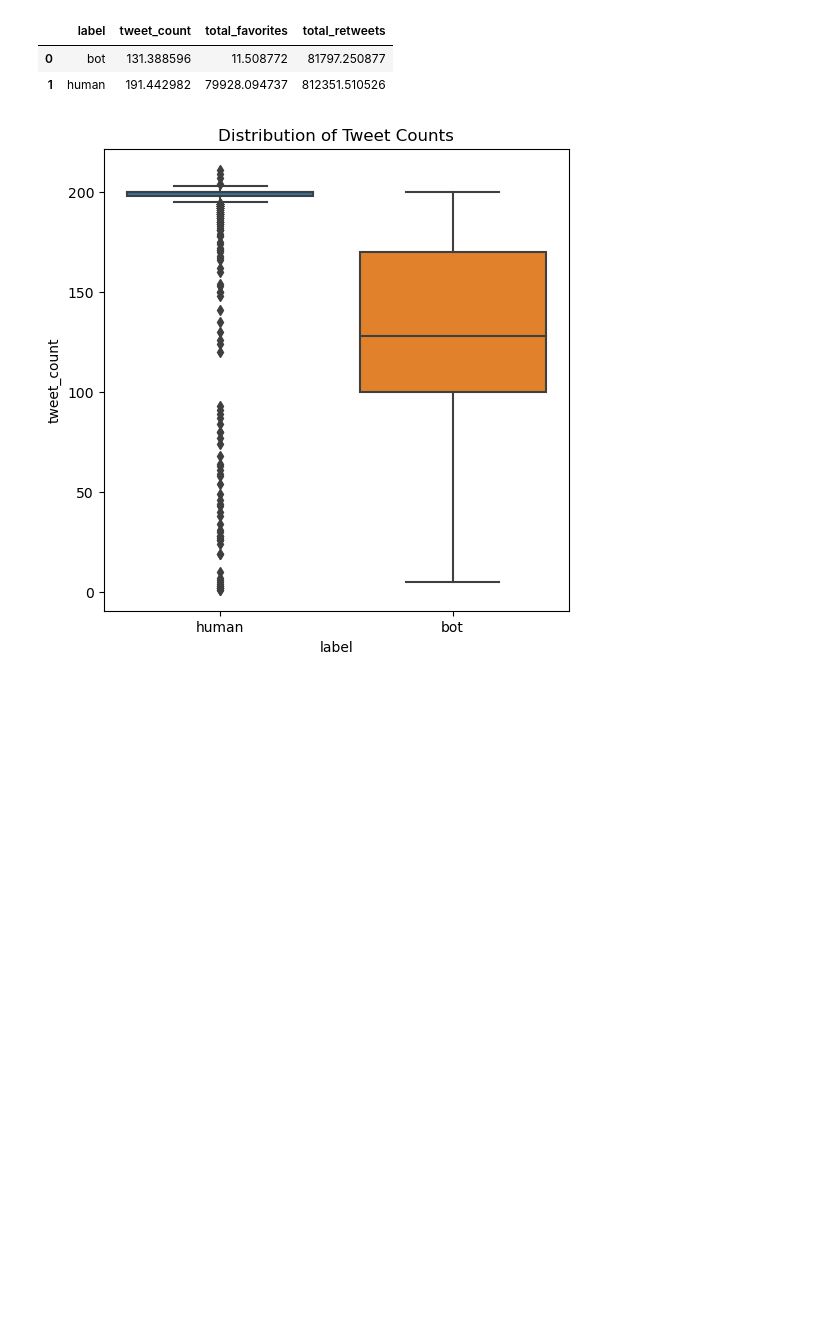
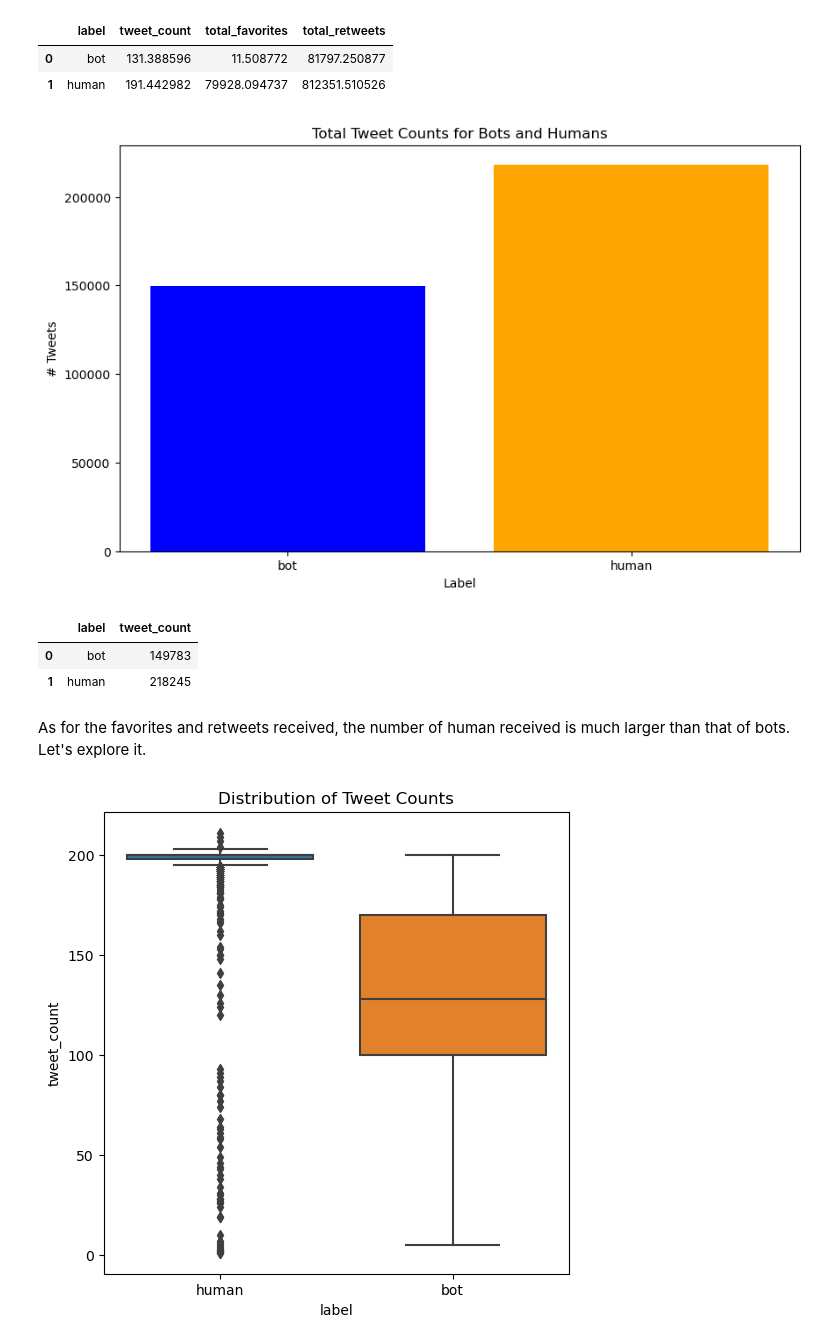
Before and after one commit to JiayingFang01/AI_powered_bots_on_social_media, a Jupyter notebook: DataAnalysis_Fiona.ipynb, the cells around one changed output. Drawn from its saved outputs; the diff is of its cells as text; code cells hidden in the pictures; blank space fills up the shorter version.

```diff
--- a/DataAnalysis_Fiona.ipynb
+++ b/DataAnalysis_Fiona.ipynb
@@ -26,6 +34,6 @@ from googletrans import Translator, LANGUAGES
 # %%
 # Import the dataset
-data_path = '/Users/jiaying/Desktop/6506 DSPP/Data Assignment #1/Raw data/fox8_23_dataset.ndjson'
+data_path = '/Users/jiaying/Documents/DA_DSPP/Raw data/fox8_23_dataset.ndjson'
 data = pd.read_json(data_path, lines=True)
 # %% [markdown]
 The data includes information on 2280 Twitter accounts -- half of which belonged to humans and half to the bot network.
@@ -55,22 +63,22 @@ data.tail(5)
 ### Extracts the text from each tweet within the user_tweets list for further translation
 # %%
 # Function to extract text from tweet objects
-def extract_text(tweet):
-    try:
-        return tweet['text']
-    except KeyError:
-        return ""
+# def extract_text(tweet):
+#    try:
+#        return tweet['text']
+#    except KeyError:
+#        return ""
 
 # Extract text from tweets
-data['tweet_text'] = data['user_tweets'].apply(lambda tweets: [extract_text(tweet) for tweet in tweets])
+# data['tweet_text'] = data['user_tweets'].apply(lambda tweets: [extract_text(tweet) for tweet in tweets])
 
 # Flatten the list of tweet texts
-all_tweets = [text for sublist in data['tweet_text'] for text in sublist]
+# all_tweets = [text for sublist in data['tweet_text'] for text in sublist]
 
 # Create a DataFrame with tweet texts
-tweet_df = pd.DataFrame({'tweet_text': all_tweets})
+# tweet_df = pd.DataFrame({'tweet_text': all_tweets})
 
 # Save the DataFrame to a CSV file
-tweet_df.to_csv('tweet_texts.csv', index=False)
+# tweet_df.to_csv('tweet_texts.csv', index=False)
 
-print("Tweet texts extracted and saved to 'tweet_texts.csv'")
+# print("Tweet texts extracted and saved to 'tweet_texts.csv'")
@@ -381,6 +386,31 @@ aggregated_data
 |  | label | tweet_count | total_favorites | total_retweets |
 | 0 | bot | 131.388596 | 11.508772 | 81797.250877 |
 | 1 | human | 191.442982 | 79928.094737 | 812351.510526 |
+# %%
+# Aggregate the total tweet counts for each label
+total_tweet_counts = summary_df.groupby('label')['tweet_count'].sum().reset_index()
+
+# Plotting
+plt.figure(figsize=(10, 6))
+
+# Bar plot for total tweet counts
+plt.bar(total_tweet_counts['label'], total_tweet_counts['tweet_count'], color=['blue', 'orange'])
+
+plt.xlabel('Label')
+plt.ylabel('# Tweets')
+plt.title('Total Tweet Counts for Bots and Humans')
+plt.savefig(f'total_tweets.png', bbox_inches='tight')
+plt.show()
+# %% [output]
+[figure, added]
+# %%
+total_tweet_counts
+# %% [output]
+|  | label | tweet_count |
+| 0 | bot | 149783 |
+| 1 | human | 218245 |
+# %% [markdown]
+As for the favorites and retweets received, the number of human received is much larger than that of bots. Let's explore it.
 # %%
 # Plot for tweet counts
 plt.figure(figsize=(6, 6))
```
Also changed, not shown: parts of 48 cells of this notebook.
